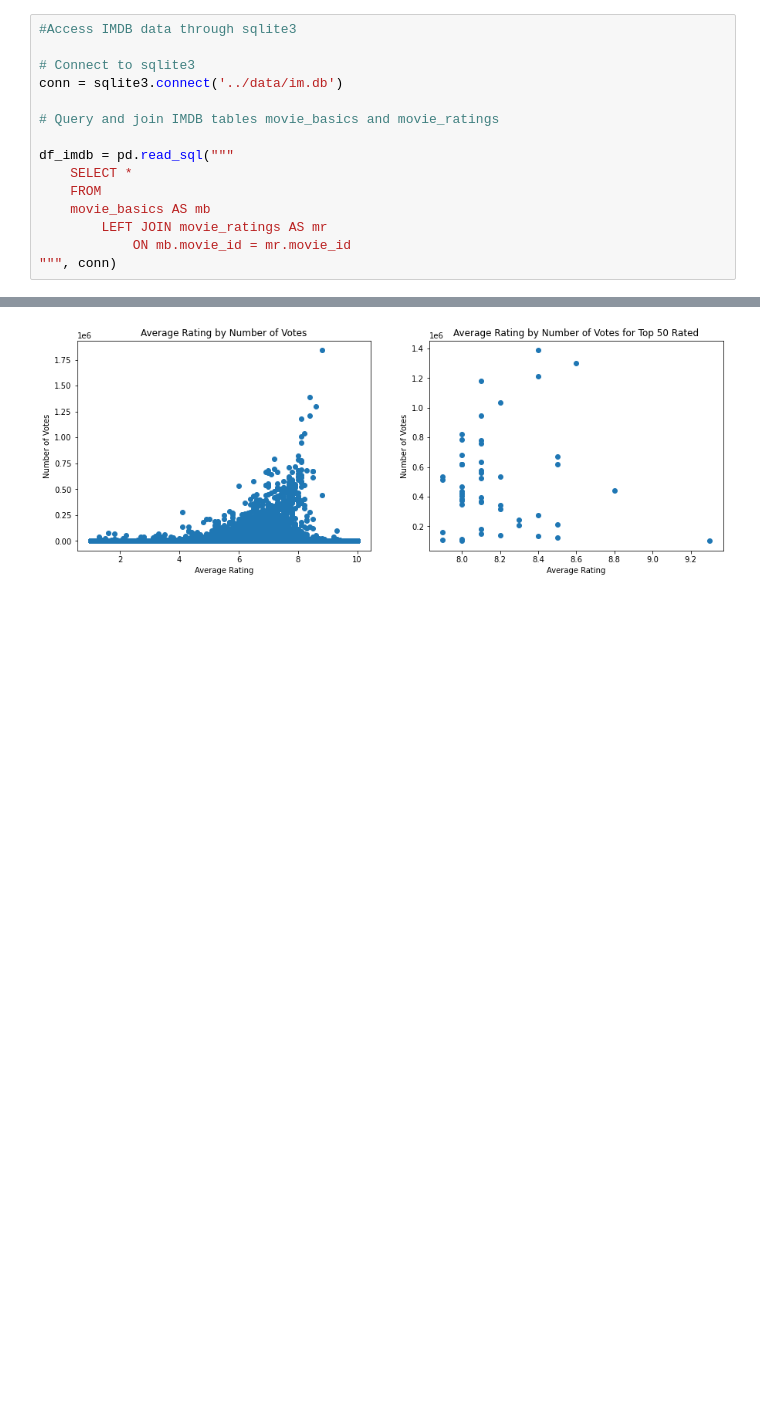
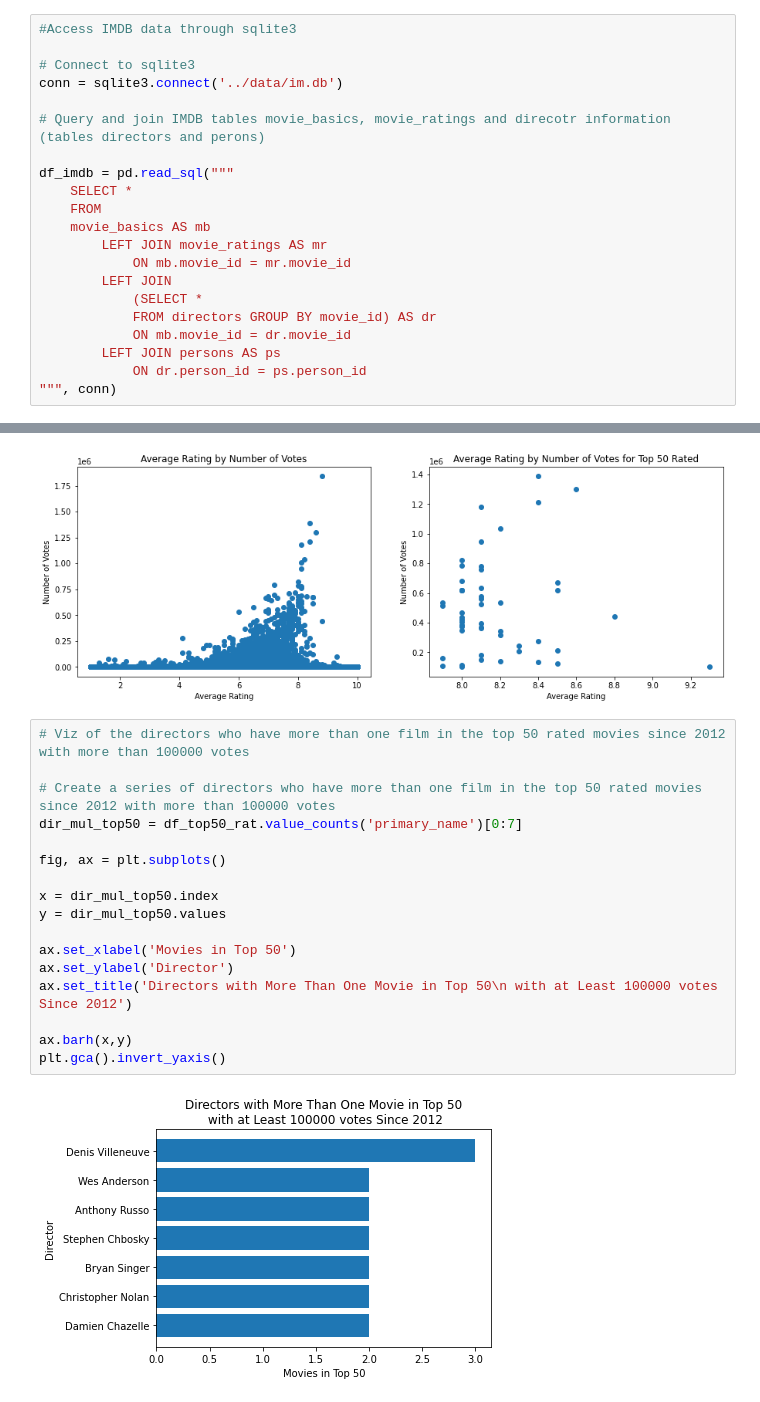
Before and after one commit to JTDJames/msft-video-mjj, a Jupyter notebook: notebooks/phase-1-proj-mjj.ipynb, the cells around one changed output, grey strips where cells are left out. Drawn from its saved outputs; the diff is of its cells as text; blank space fills up the shorter version.

Commit message:
Director analysis and viz added to justin and proj notebook

```diff
--- a/notebooks/phase-1-proj-mjj.ipynb
+++ b/notebooks/phase-1-proj-mjj.ipynb
@@ -22,7 +22,7 @@ import sqlite3
 # Connect to sqlite3
 conn = sqlite3.connect('../data/im.db')
 
-# Query and join IMDB tables movie_basics and movie_ratings
+# Query and join IMDB tables movie_basics, movie_ratings and direcotr information (tables directors and perons)
 
 df_imdb = pd.read_sql("""
     SELECT *
@@ -30,6 +30,12 @@ df_imdb = pd.read_sql("""
     movie_basics AS mb
         LEFT JOIN movie_ratings AS mr
             ON mb.movie_id = mr.movie_id
+        LEFT JOIN
+            (SELECT *
+            FROM directors GROUP BY movie_id) AS dr
+            ON mb.movie_id = dr.movie_id
+        LEFT JOIN persons AS ps
+            ON dr.person_id = ps.person_id
 """, conn)
 # %% [markdown]
 # Data Cleaning <a class="anchor" id="datacleaning"></a>
@@ -156,3 +163,22 @@ ax2.scatter(x2,y2)
 # %% [output]
 <matplotlib.collections.PathCollection at 0x...>
 [figure]
+# %%
+# Viz of the directors who have more than one film in the top 50 rated movies since 2012 with more than 100000 votes
+
+# Create a series of directors who have more than one film in the top 50 rated movies since 2012 with more than 100000 votes
+dir_mul_top50 = df_top50_rat.value_counts('primary_name')[0:7]
+
+fig, ax = plt.subplots()
+
+x = dir_mul_top50.index
+y = dir_mul_top50.values
+
+ax.set_xlabel('Movies in Top 50')
+ax.set_ylabel('Director')
+ax.set_title('Directors with More Than One Movie in Top 50\n with at Least 100000 votes Since 2012')
+
+ax.barh(x,y)
+plt.gca().invert_yaxis()
+# %% [output]
+[figure, added]
```
Also changed, not shown: parts of 4 cells of this notebook.
